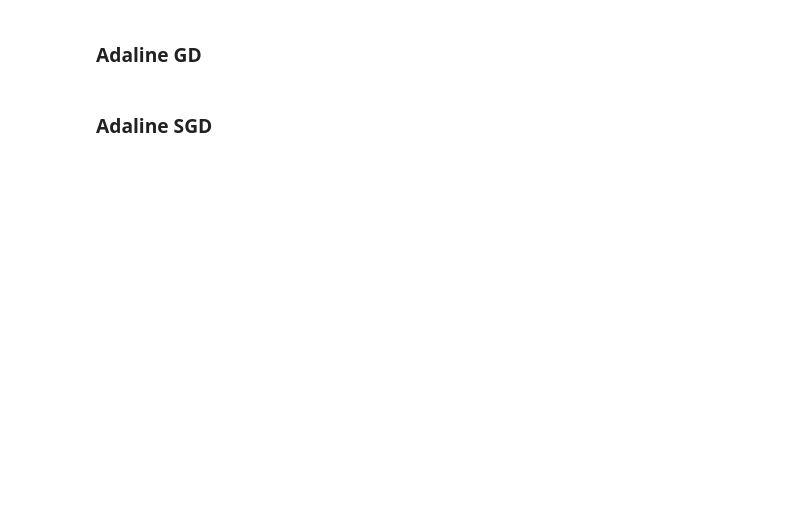
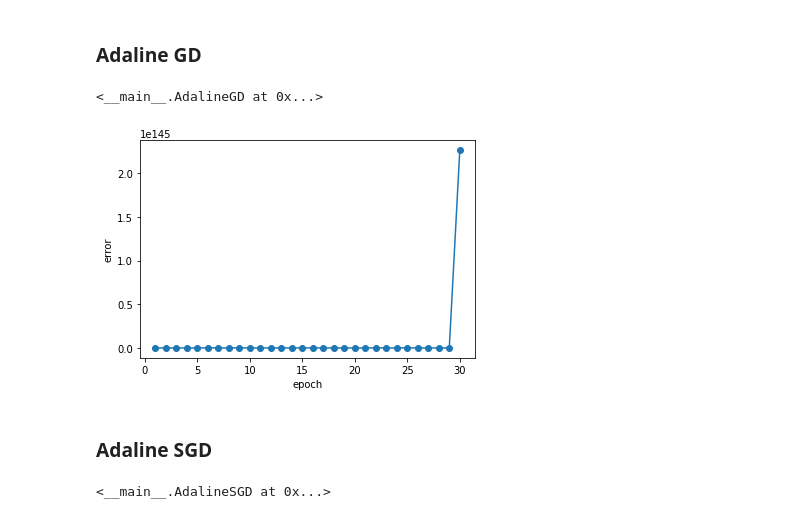
Before and after one commit to viniciusteix/topics-3, a Jupyter notebook: Lista 01 - Q2.ipynb, the cells around one changed output. Drawn from its saved outputs; the diff is of its cells as text; code cells hidden in the pictures; blank space fills up the shorter version.

```diff
--- a/Lista 01 - Q2.ipynb
+++ b/Lista 01 - Q2.ipynb
@@ -25,4 +76,48 @@ y = data.iloc[:,10].values
 # %% [markdown]
 ### Adaline GD
+# %%
+class AdalineGD(object):
+    def __init__(self, learning_rate = 0.01, n_iter=30, random_state = 1):
+        self.learning_rate = learning_rate
+        self.n_iter = n_iter
+        self.random_state = random_state
+
+    def fit(self, X, y):
+        w_ale = np.random.RandomState(self.random_state)
+        self.w = w_ale.normal(loc = 0.0, scale = 0.01, size = 1 + X.shape[1])
+        self.cost = []
+
+        for i in range(self.n_iter):
+            net_input = self.net_input(X)
+            output = self.activation(net_input)
+            errors = (y - output)
+            self.w[1:] = self.w[1:] + (self.learning_rate * X.T.dot(errors) * 1.0)
+            self.w[0] += self.learning_rate * errors.sum()
+            cost = (errors**2).sum() / 2.0
+            self.cost.append(cost)
+
+        return self
+
+    def net_input(self, X):
+        return np.dot(X, self.w[1:]) + self.w[0]
+
+    def activation(self, X):
+        return X
+
+    def predict(self, X):
+        return np.where(self.activation(self.net_input(X)) >= 0.0, 1, -1)
+# %%
+model_adelinegd = AdalineGD()
+# %%
+model_adelinegd.fit(X,y)
+# %% [output]
+<__main__.AdalineGD at 0x...>
+# %%
+plt.plot(range(1,len(model_adelinegd.cost)+1), model_adelinegd.cost, marker='o')
+plt.xlabel('epoch')
+plt.ylabel('error')
+plt.show()
+# %% [output]
+[figure, added]
 # %% [markdown]
 ### Adaline SGD
@@ -28,0 +175,4 @@ y = data.iloc[:,10].values
+# %%
+model_adelinesgd.fit(X,y)
+# %% [output]
+<__main__.AdalineSGD at 0x...>
```
Also changed, not shown: parts of 11 cells of this notebook.
